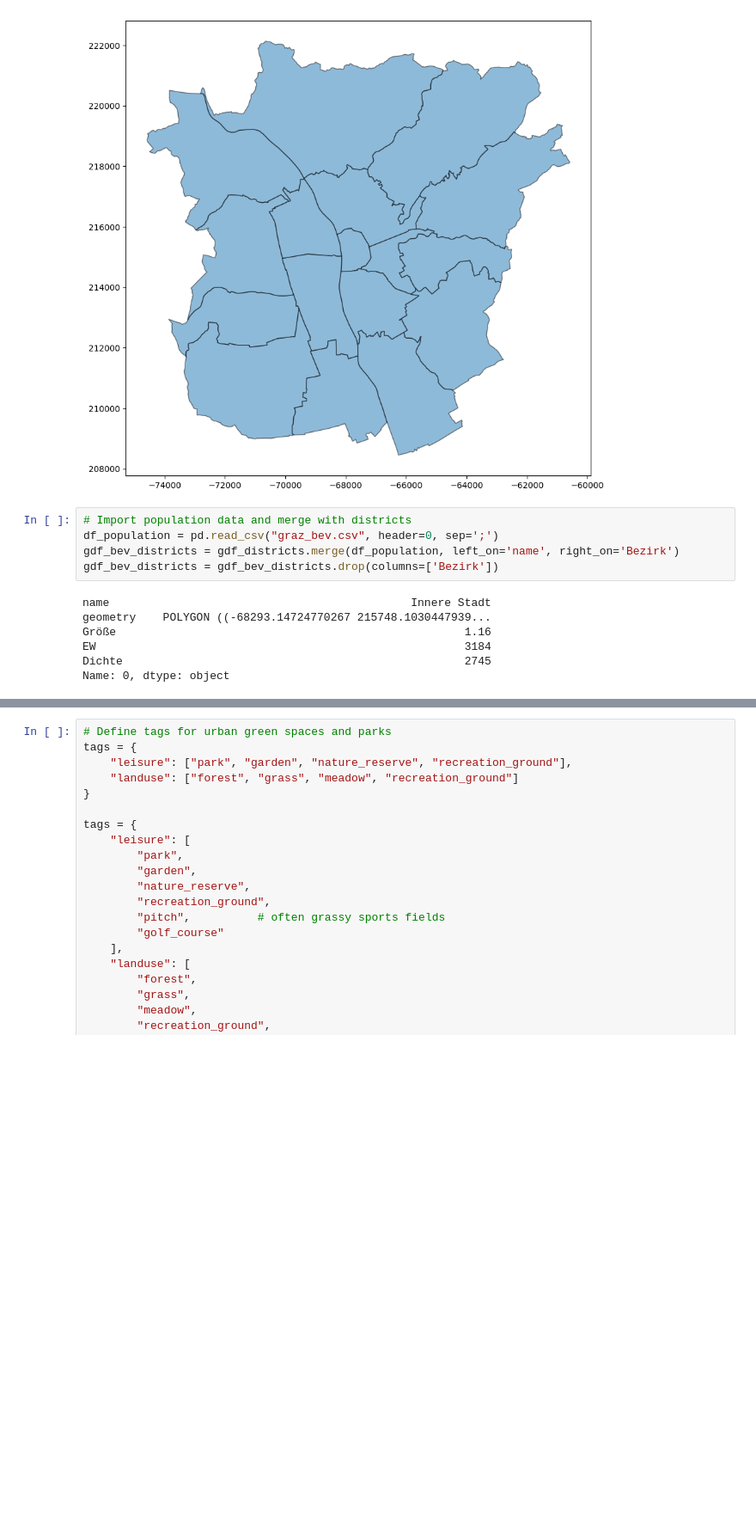
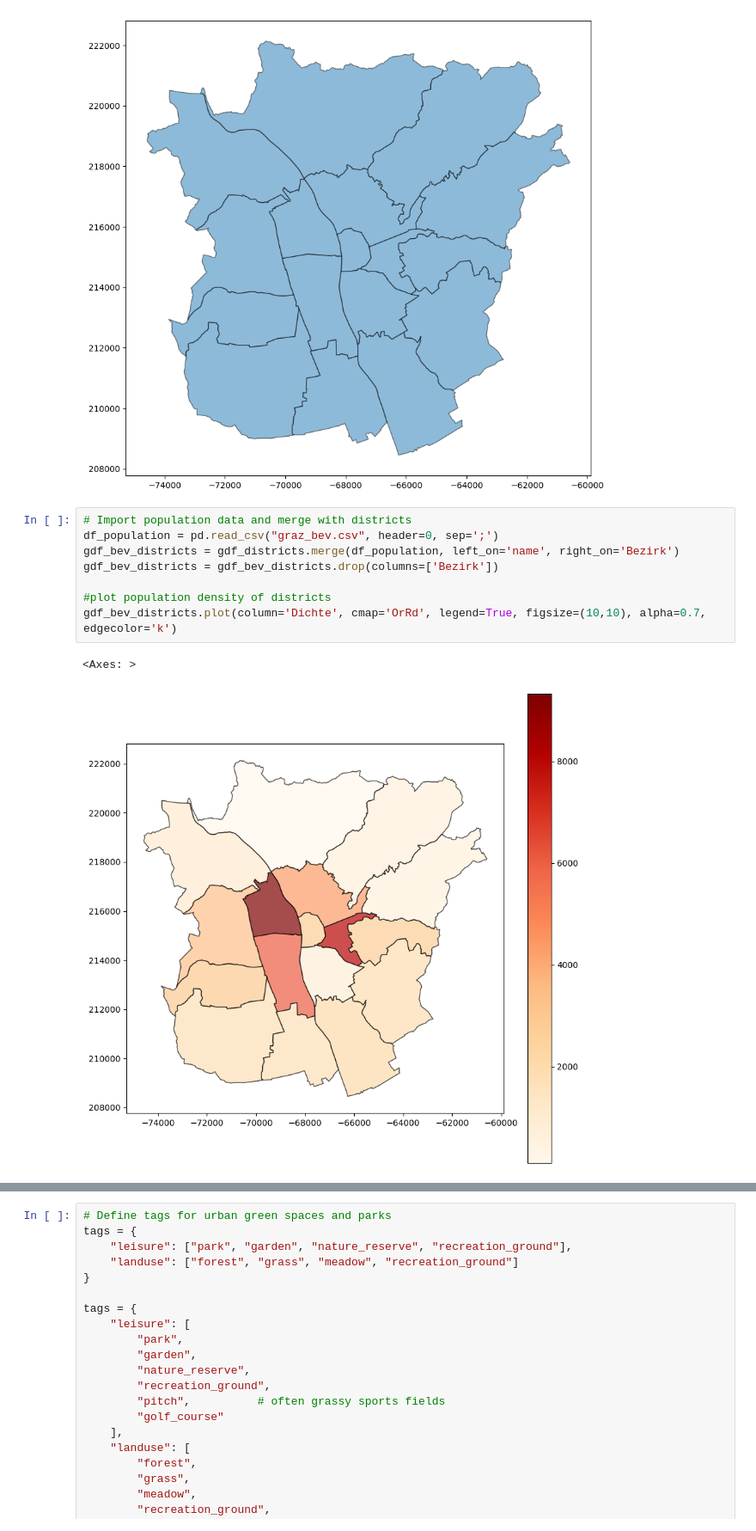
Before and after one commit to tobiashochreiter/Mid-Term-Project-GIS-Analysis-2, a Jupyter notebook: group4_midterm.ipynb, the cells around one changed output, grey strips where cells are left out. Shown at 86% size. Saved outputs shown, nothing was run; the diff lists cells and outputs as text; blank space fills up the shorter version.

```diff
--- a/group4_midterm.ipynb
+++ b/group4_midterm.ipynb
@@ -61,15 +59,14 @@ gdf_districts.plot(figsize=(10,10), alpha=0.5, edgecolor='k')
 # %%
 # Import population data and merge with districts
 df_population = pd.read_csv("graz_bev.csv", header=0, sep=';')
 gdf_bev_districts = gdf_districts.merge(df_population, left_on='name', right_on='Bezirk')
 gdf_bev_districts = gdf_bev_districts.drop(columns=['Bezirk'])
+
+#plot population density of districts
+gdf_bev_districts.plot(column='Dichte', cmap='OrRd', legend=True, figsize=(10,10), alpha=0.7, edgecolor='k')
 # %% [output]
-name                                             Innere Stadt
-geometry    POLYGON ((-68293.14724770267 215748.1030447939...
-Größe                                                    1.16
-EW                                                       3184
-Dichte                                                   2745
-Name: 0, dtype: object
+<Axes: >
+[figure, added]
 # %%
 # get residential areas of Graz
 gdf_residential = ox.features_from_place(place_name, tags={"landuse": "residential"})
```
Also changed, not shown: parts of 23 cells of this notebook, 4 other files.
